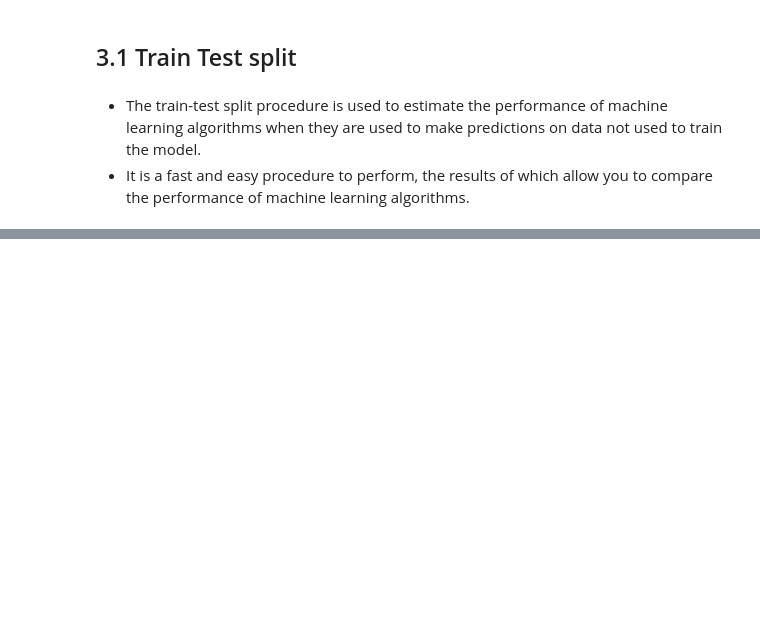
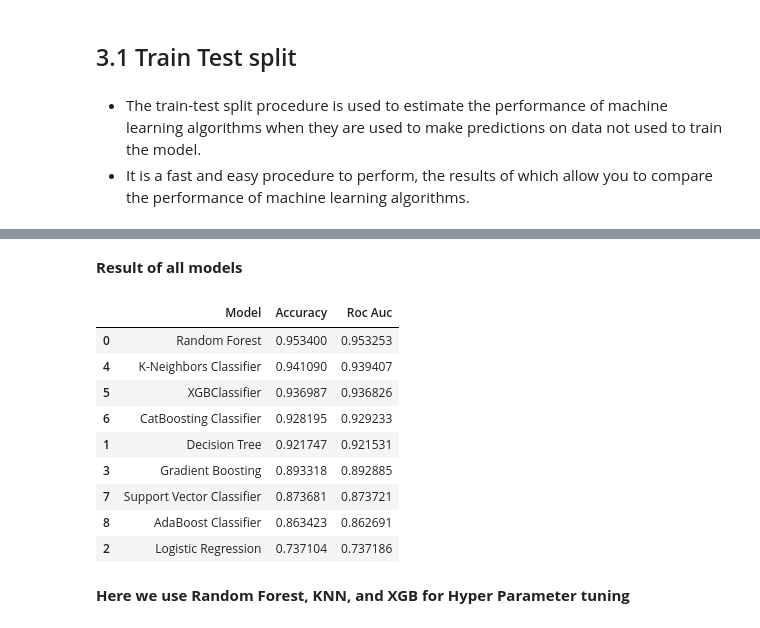
Before and after one commit to HoangKhanhTung0111/MLOPS-Project-US-Visa, a Jupyter notebook: notebook/2_Feature_Engineering_and_Model_Training.ipynb, the cells around one changed output, grey strips where cells are left out. Drawn from its saved outputs; the diff is of its cells as text; code cells hidden in the pictures; blank space fills up the shorter version.

Commit message:
Base model training-Feature engineering and model training file

```diff
--- a/notebook/2_Feature_Engineering_and_Model_Training.ipynb
+++ b/notebook/2_Feature_Engineering_and_Model_Training.ipynb
@@ -317,3 +317,7 @@ X_res, y_res = smt.fit_resample(X, y)
 # %% [markdown]
 * The train-test split procedure is used to estimate the performance of machine learning algorithms when they are used to make predictions on data not used to train the model.
 * It is a fast and easy procedure to perform, the results of which allow you to compare the performance of machine learning algorithms.
+# %%
+from sklearn.model_selection import train_test_split
+X_train, X_test, y_train, y_test = train_test_split(X_res, y_res, test_size=0.2, random_state=42)
+X_train.shape, X_test.shape
@@ -319,0 +336,21 @@ X_res, y_res = smt.fit_resample(X, y)
+# %%
+def evaluate_clf(groundtruth, predict):
+    acc = accuracy_score(groundtruth, predict)
+    precision = precision_score(groundtruth, predict)
+    recall = recall_score(groundtruth, predict)
+    f1 = f1_score(groundtruth, predict)
+    roc_auc = roc_auc_score(groundtruth, predict) # True Positive Rate (TPR) vs False Positive Rate (FPR) curve, AUC: Area Under the Curve
+
+    return acc, precision, recall, f1, roc_auc
+# %%
+models = {
+    "Random Forest": RandomForestClassifier(),
+    "Decision Tree": DecisionTreeClassifier(),
+    "Logistic Regression": LogisticRegression(),
+    "Gradient Boosting": GradientBoostingClassifier(),
+    "K-Neighbors Classifier": KNeighborsClassifier(),
+    "XGBClassifier": XGBClassifier(),
+    "CatBoosting Classifier": CatBoostClassifier(verbose=False), # verbose=False: Hide the training log
+    "Support Vector Classifier": SVC(),
+    "AdaBoost Classifier": AdaBoostClassifier()
+}
@@ -319,0 +422,2 @@ X_res, y_res = smt.fit_resample(X, y)
+# %%
+base_model_report = evaluate_model(X_res, y_res, models)
@@ -319,0 +442,17 @@ X_res, y_res = smt.fit_resample(X, y)
+# %% [markdown]
+**Result of all models**
+# %%
+base_model_report
+# %% [output]
+|  | Model | Accuracy | Roc Auc |
+| 0 | Random Forest | 0.953400 | 0.953253 |
+| 4 | K-Neighbors Classifier | 0.941090 | 0.939407 |
+| 5 | XGBClassifier | 0.936987 | 0.936826 |
+| 6 | CatBoosting Classifier | 0.928195 | 0.929233 |
+| 1 | Decision Tree | 0.921747 | 0.921531 |
+| 3 | Gradient Boosting | 0.893318 | 0.892885 |
+| 7 | Support Vector Classifier | 0.873681 | 0.873721 |
+| 8 | AdaBoost Classifier | 0.863423 | 0.862691 |
+| 2 | Logistic Regression | 0.737104 | 0.737186 |
+# %% [markdown]
+**Here we use Random Forest, KNN, and XGB for Hyper Parameter tuning**
```
Also changed, not shown: parts of 5 cells of this notebook, 1 other file.
